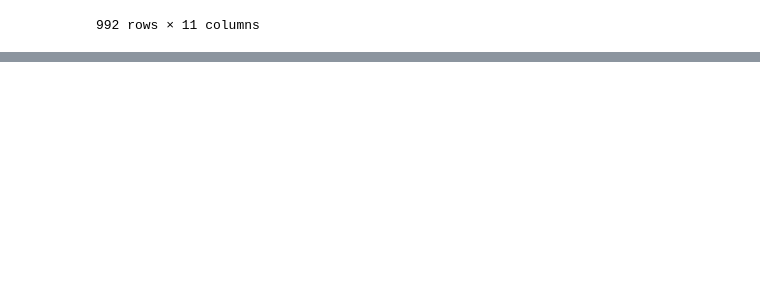
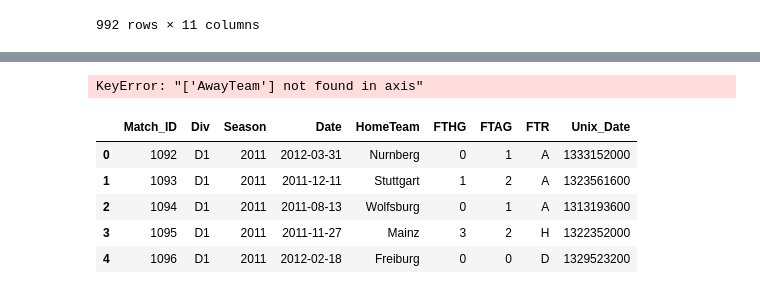
Before and after one commit to harrisonmiller13/dsc-mod-2-lab-nyc-ds-060319, a Jupyter notebook: working.ipynb, the cells around one changed output, grey strips where cells are left out. Cells and saved outputs as stored; diff of their text form; code cells hidden in the pictures; blank space fills up the shorter version.

```diff
--- a/working.ipynb
+++ b/working.ipynb
@@ -237,0 +292,13 @@ pd.merge(df, wdf4, how = 'left', on = 'Unix_Date')
+# %%
+df.drop('AwayTeam', axis = 0, inplace = True)
+# %% [output]
+KeyError: "['AwayTeam'] not found in axis"
+# %%
+df.head()
+# %% [output]
+|  | Match_ID | Div | Season | Date | HomeTeam | FTHG | FTAG | FTR | Unix_Date |
+| 0 | 1092 | D1 | 2011 | 2012-03-31 | Nurnberg | 0 | 1 | A | 1333152000 |
+| 1 | 1093 | D1 | 2011 | 2011-12-11 | Stuttgart | 1 | 2 | A | 1323561600 |
+| 2 | 1094 | D1 | 2011 | 2011-08-13 | Wolfsburg | 0 | 1 | A | 1313193600 |
+| 3 | 1095 | D1 | 2011 | 2011-11-27 | Mainz | 3 | 2 | H | 1322352000 |
+| 4 | 1096 | D1 | 2011 | 2012-02-18 | Freiburg | 0 | 0 | D | 1329523200 |
```
Also changed, not shown: parts of 12 cells of this notebook, 1 other file.
